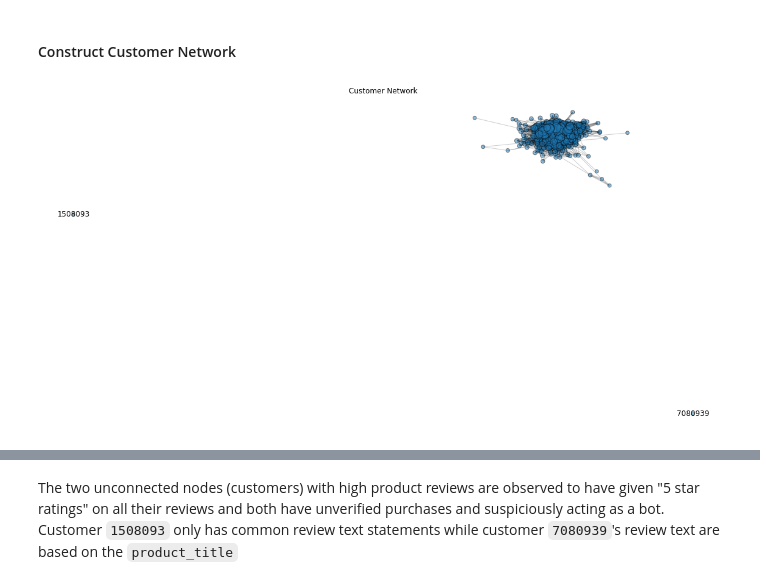
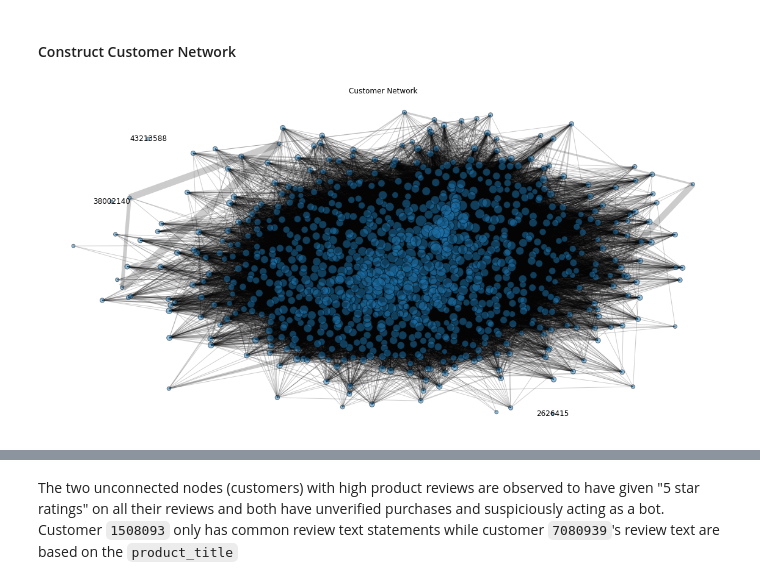
Before and after one commit to abeljoshua20/Amazon-Customer-Review-Network-Analysis, a Jupyter notebook: Final Project.ipynb, the cells around one changed output, grey strips where cells are left out. Saved outputs shown, nothing was run; the diff lists cells and outputs as text; code cells hidden in the pictures.

```diff
--- a/Final Project.ipynb
+++ b/Final Project.ipynb
@@ -81,5 +81,5 @@ df.to_csv('amazon_reviews_video_games.csv')
 # %%
-df = pd.read_csv('amazon_reviews_video_games.csv', index_col=0)
+df = pd.read_csv('amazon_reviews_electronics.csv', index_col=0)
 # %%
 df.head()
 # %% [output]
@@ -218,9 +225,10 @@ top10_prod = df.product_title.value_counts().head(10)
 top10_prod.sort_values(inplace=True)
 plt.figure(figsize=(12, 6))
 
-plt.barh(top10_prod.index, top10_prod)
+y = [f'{x[:50]}...' if len(x) > 50 else x for x in top10_prod.index]
+plt.barh(y, top10_prod)
 plt.title('Most Reviewed video game in Amazon is GTA V')
 plt.xlabel('Count')
-plt.xlim((1000, 3200))
+# plt.xlim((1000, 3200))
 plt.show()
 # %% [output]
@@ -302,6 +310,6 @@ Most of the reviews in the dataset have 5-star reviews. Either most of the produ
 # %% [markdown]
 #### Get the top 500 customers with the highest number of reviews
 # %%
-top_idx = df.customer_id.value_counts().head(500).index
+top_idx = df.customer_id.value_counts().head(1000).index
 
-df_top = df.loc[df.customer_id.isin(top_idx)]
+df_top = df.loc[df.customer_id.isin(top_idx)].copy()
@@ -459,22 +451,22 @@ labels = {node: node for node in customer_G.nodes() if node in isolates}
 # %%
 edgelist = [(edge[0], edge[1]) for edge in customer_G.edges(data=True)]
 edgewidth = [edge[2]['weight'] for edge in customer_G.edges(data=True)]
 
 fig, ax = plt.subplots(figsize=(20, 10))
 ax.axis("off")
 
 node_size = NodeSizeScaler(
     min_size=30, max_size=500).fit_transform(customer_G)
 
-pos = nx.spring_layout(customer_G, seed=11)
+pos = nx.spring_layout(customer_G, k=0.8, seed=11)
 nx.draw_networkx_nodes(customer_G, pos, node_size=node_size,
                        alpha=0.5,
                        edgecolors='black',
                        ax=ax)
 nx.draw_networkx_edges(customer_G, pos, edgelist=edgelist,
                        width=edgewidth, alpha=0.2, ax=ax)
 nx.draw_networkx_labels(customer_G, pos, labels)
 plt.title('Customer Network')
 plt.show()
 # %% [output]
-[figure, old version]
+[figure, new version]
```
Also changed, not shown: parts of 58 cells of this notebook.
